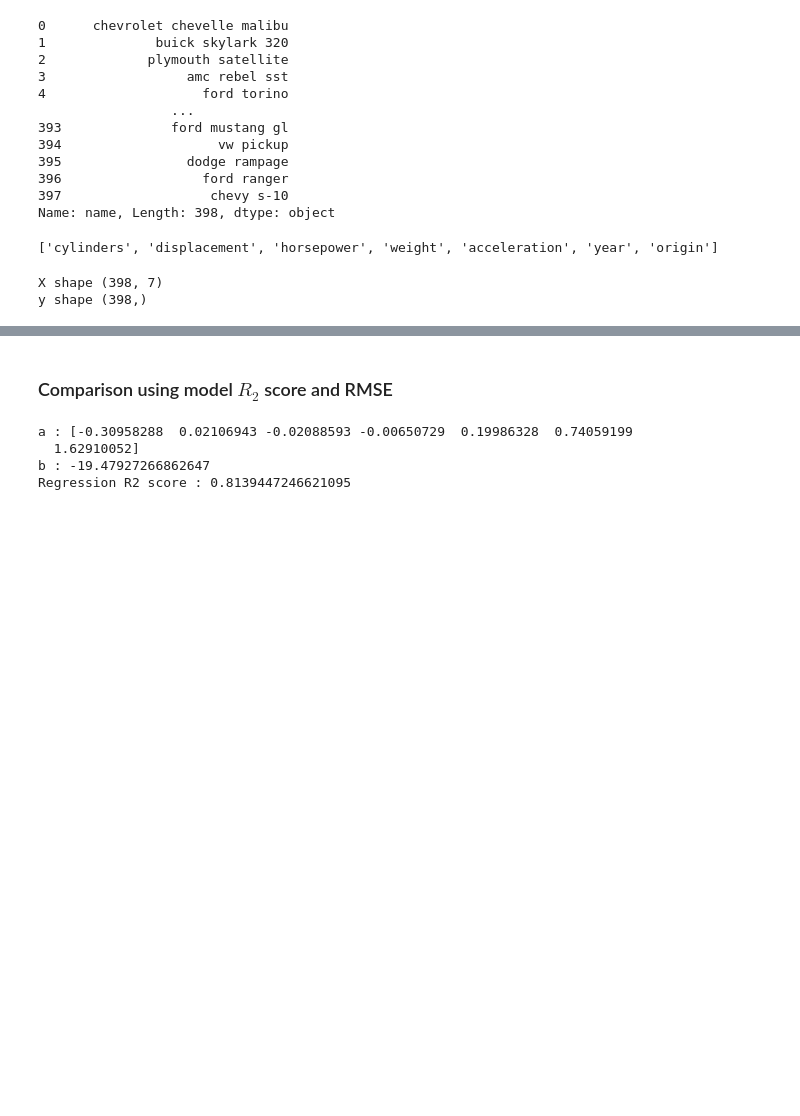
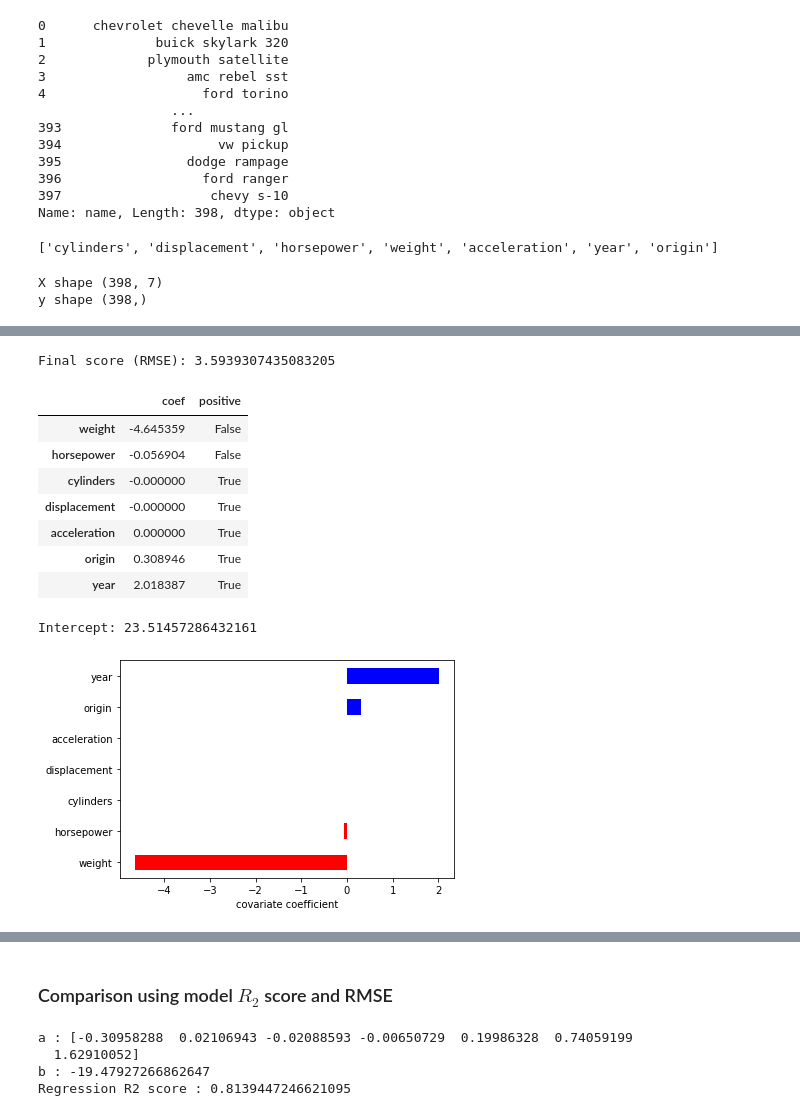
Before and after one commit to Baraa42/Elalami-Skakova-INM702-Coursework, a Jupyter notebook: Task2/Nested models.ipynb, the cells around one changed output, grey strips where cells are left out. Cells and saved outputs as stored; diff of their text form; code cells hidden in the pictures; blank space fills up the shorter version.

```diff
--- a/Task2/Nested models.ipynb
+++ b/Task2/Nested models.ipynb
@@ -106,0 +193,31 @@ X_train, X_test, y_train, y_test = train_test_split(X, y, test_size=0.25, random
+# %%
+# Create linear regression
+regressor = Lasso(random_state=0,alpha=1)
+
+# Fit/train LASSO
+regressor.fit(Xs,y)
+# Predict
+pred = regressor.predict(Xs)
+
+# Measure RMSE error.  RMSE is common for regression.
+score = np.sqrt(metrics.mean_squared_error(pred,y))
+print("Final score (RMSE): {}".format(score))
+
+names = list(mpg.columns.values)
+names.remove("mpg")
+report_coef(
+  names,
+  regressor.coef_,
+  regressor.intercept_)
+# %% [output]
+Final score (RMSE): 3.5939307435083205
+|  | coef | positive |
+| weight | -4.645359 | False |
+| horsepower | -0.056904 | False |
+| cylinders | -0.000000 | True |
+| displacement | -0.000000 | True |
+| acceleration | 0.000000 | True |
+| origin | 0.308946 | True |
+| year | 2.018387 | True |
+Intercept: 23.51457286432161
+[figure, added]
```
Also changed, not shown: parts of 34 cells of this notebook, 1 other file.
